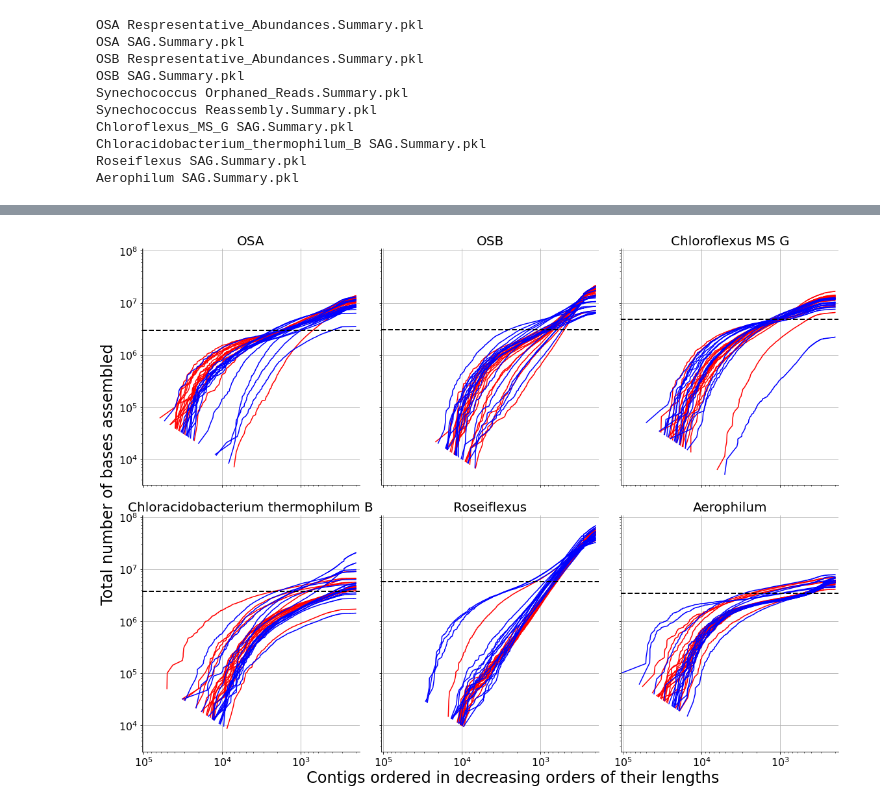
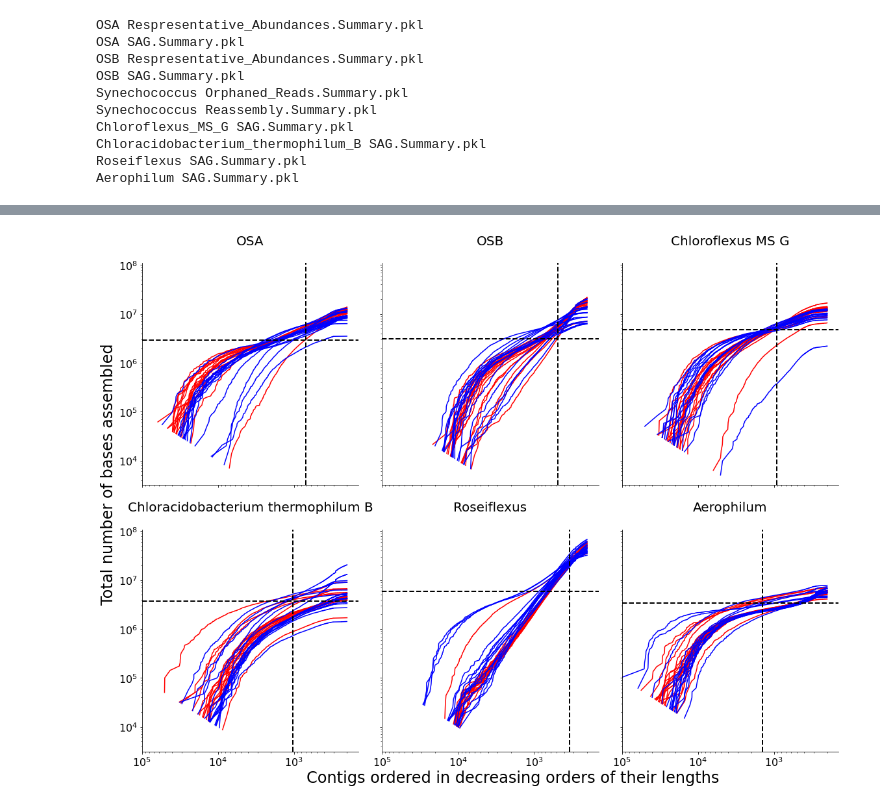
Before and after one commit to hsmurali/Hot_Springs_Analysis, a Jupyter notebook: Scripts/Synechococcus_Paper/Analysis.ipynb, the cells around one changed output, grey strips where cells are left out. Cells and saved outputs as stored; diff of their text form; code cells hidden in the pictures.

```diff
--- a/Scripts/Synechococcus_Paper/Analysis.ipynb
+++ b/Scripts/Synechococcus_Paper/Analysis.ipynb
@@ -101,23 +99,23 @@ fig.subplots_adjust(hspace = 0.375)
 # %%
 plt.rcParams.update(rcParams)
 
-fig, ax = plt.subplots(6,1, figsize =(16,12), sharex = True)
+fig, ax = plt.subplots(6,1, figsize =(16,12), sharex = True, sharey = True)
 i = 0
 for g in genomes:
     if g == 'Synechococcus':
         continue
     df = Summary[g]['Reassembly.Summary.pkl']['Summary']
     df = df.set_index('Sample')
+    df = df.loc[samples]
     df['Frac_Orphaned'] = df['Orphaned Reads in Only One Genome ']/df['ReadCounts']*100.0
-    bars = ax[i].bar(range(0,34), df['Frac_Orphaned'].tolist(), width = 0.6, color = colors, alpha = 0.6)
+    bars = ax[i].bar(range(0,34), df['Frac_Orphaned'], width = 0.6, color = 'black',fill=False, linewidth = 1.5)
+    bars = ax[i].bar(range(0,34), df['Frac_Orphaned'], width = 0.6, color = spring_colors, alpha = 0.6)
     ax[i].set_title(g.replace("_"," "), size = 20)
-    ax[i].set_ylim([0,27.5])
-    ax[i].set_yticks([5,10,15,20,25])
-    ax[i].set_xlim([-0.5,33.5])
-    ax[i].set_xticks(range(0, 34))
     ax[i].axhline(10, linestyle = '--', color = 'black')
-    ax[i].spines[['right', 'top']].set_visible(False)
     i += 1
+ax[5].set_yticks([5,10,15,20,25])
+ax[5].set_xlim([-0.5,33.5])
+ax[5].set_xticks(range(0, 34))
 ax[5].set_xticklabels(x_ticks, rotation = 90)
 
 fig.text(0.4, 0, 'Hotspring Sample ID', size = 24)
@@ -130,34 +128,30 @@ fig.subplots_adjust(hspace = 0.375)
 # %%
 sample_dict = dict(zip(df_Metadata['SampleID'].tolist(), df_Metadata['Spring_Name'].tolist()))
-fig, ax = plt.subplots(2, 3, figsize = (16, 12), sharex = False, sharey = True)
+fig, ax = plt.subplots(2, 3, figsize = (16, 12), sharex = True, sharey = True)
 k = 0
 for g in genomes:
-    if g == 'Synechococcus':
-        continue
+    if g == 'Synechococcus': continue
     i, j = int(k/3), int(k%3)
+    avg_n50 = 0.0
+    for p in range(0, len(samples)):
+        ax[i][j].plot(Summary[g]['Reassembly.Summary.pkl']['Assembly'][samples[p]]['lengths'],
+                      Summary[g]['Reassembly.Summary.pkl']['Assembly'][samples[p]]['cumulative'],
+                      color = spring_colors[p])
+        avg_n50 += Summary[g]['Reassembly.Summary.pkl']['Assembly'][samples[p]]['NGx']
+    ax[i][j].axhline(Summary[g]['Reassembly.Summary.pkl']['Assembly'][samples[p]]['Glen'], color = 'black',
+                     linestyle = '--', linewidth = 2)
+    ax[i][j].axvline(avg_n50/len(samples), color = 'black', linestyle = '--', linewidth = 2)
+    ax[i][j].set_title(g.replace("_"," ")+"\n", size = 20)
 
-    for p in range(0, len(samples)):
-        color = colors[p]
-        h = samples[p]
-        ax[i][j].plot(Summary[g]['Reassembly.Summary.pkl']['Assembly'][h]['lengths'],
-                      Summary[g]['Reassembly.Summary.pkl']['Assembly'][h]['cumulative'], color = color)
-    ax[i][j].set_title(g.replace("_"," "), size = 20)
-    ax[i][j].set_yscale('log')
-    ax[i][j].set_xscale('log')
-    ax[i][j].set_xlim(ax[i][j].get_xlim()[::-1])
-    ax[i][j].set_xlim([105000, 180])
-    ax[i][j].axhline(Summary[g]['Reassembly.Summary.pkl']['Assembly'][h]['Glen'],
-                     color = 'black', linestyle = '--', linewidth = 2)
-    ax[i][j].grid()
-    ax[i][j].spines[['right', 'top']].set_visible(False)
-
-    if i == 0:
-        ax[i][j].set_xticklabels([])
     k += 1
+ax[0][0].set_xlim(ax[0][0].get_xlim()[::-1])
+ax[0][0].set_yscale('log')
+ax[0][0].set_xscale('log')
+ax[0][0].set_xlim([100000, 141])
 fig.text(0.27, 0, 'Contigs ordered in decreasing orders of their lengths', size = 24)
 fig.text(-0.005, 0.55, 'Total number of bases assembled', va='center', rotation='vertical', size = 24)
 
 fig.tight_layout()
 # %% [output]
-[figure, old version]
+[figure, new version]
 # %%
```
Also changed, not shown: parts of 7 cells of this notebook.
